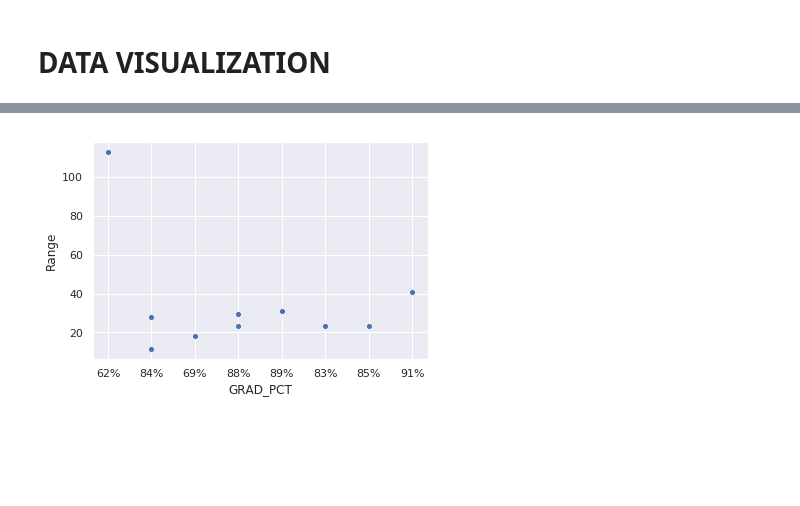
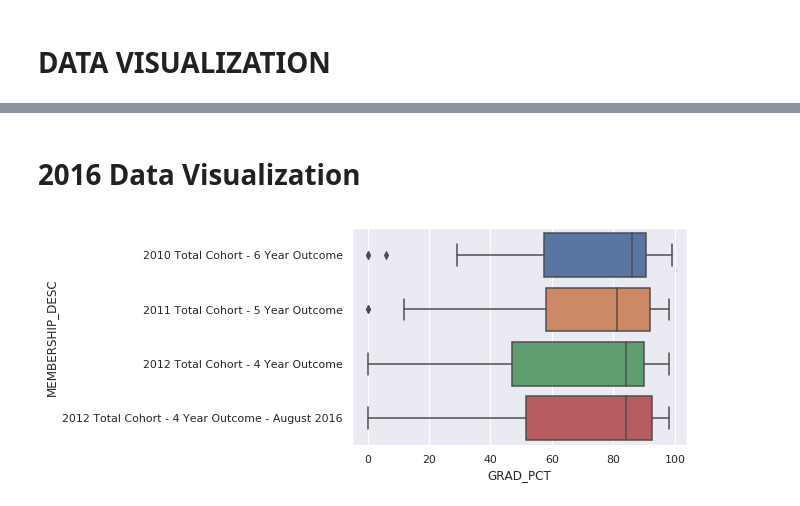
Before and after one commit to MangoFiasco/DSAProject, a Jupyter notebook: Data Visualization.ipynb, the cells around one changed output, grey strips where cells are left out. Cells and saved outputs as stored; diff of their text form; code cells hidden in the pictures; blank space fills up the shorter version.

```diff
--- a/Data Visualization.ipynb
+++ b/Data Visualization.ipynb
@@ -6,9 +6,12 @@ import pandas as pd
 import matplotlib.pyplot as plt
 import numpy as np
 import seaborn as sns
+from sklearn.linear_model import LinearRegression
+import scipy.stats as stats
+import math
 sns.set(style="darkgrid")
 
-# LOADING 2015 Data ########################################################################
+# LOADING 2015 Data by Cohort Groups########################################################################
 
 cohort4_2015 = pd.read_csv("MAIN_DATA/2015/Cohort4y.csv")
 cohort5_2015 = pd.read_csv("MAIN_DATA/2015/Cohort5y.csv")
@@ -16,7 +19,7 @@ cohort6_2015 = pd.read_csv("MAIN_DATA/2015/Cohort6y.csv")
 cohort4nA_2015 = pd.read_csv("MAIN_DATA/2015/Cohort4ynAug.csv")
 
 
-# LOADING 2016 Data ########################################################################
+# LOADING 2016 Data Cohort Groups########################################################################
 
 cohort4_2016 = pd.read_csv("MAIN_DATA/2016/Cohort4y.csv")
 cohort5_2016 = pd.read_csv("MAIN_DATA/2016/Cohort5y.csv")
@@ -26,7 +29,22 @@ cohort4nA_2016 = pd.read_csv("MAIN_DATA/2016/Cohort4ynAug.csv")
 
 # GET ALL STUDENTS
 cohort4_2016_ALL = cohort4_2016.loc[cohort4_2016['SUBGROUP_NAME']== "All Students"]
-cohort4_2016_ALL["Range"] = cohort4_2016_ALL["Adjust Gross Income"]/cohort4_2016_ALL["pop"]
+cohort5_2016_ALL = cohort5_2016.loc[cohort5_2016['SUBGROUP_NAME']== "All Students"]
+cohort6_2016_ALL = cohort6_2016.loc[cohort6_2016['SUBGROUP_NAME']== "All Students"]
+
+# 2016 Main Data
+main2016 = pd.read_csv("MAIN_DATA/2016.csv")
+
+main2016all = main2016.loc[main2016['SUBGROUP_NAME']=="All Students"]
+main2016all['GRAD_PCT'] = main2016all['GRAD_PCT'].str.rstrip('%').astype('float')
+main2016all['DROPOUT_PCT'] = main2016all['DROPOUT_PCT'].str.rstrip('%').astype('float')
+
+# 2015 Main Data
+main2015 = pd.read_csv("MAIN_DATA/2015.csv")
+
+main2015all = main2015.loc[main2015['SUBGROUP_NAME']=="All Students"]
+main2015all['GRAD_PCT'] = main2015all['GRAD_PCT'].str.rstrip('%').astype('float')
+main2015all['DROPOUT_PCT'] = main2015all['DROPOUT_PCT'].str.rstrip('%').astype('float')
 # %% [output]
 A value is trying to be set on a copy of a slice from a DataFrame.
 Try using .loc[row_indexer,col_indexer] = value instead
@@ -35,4 +65,6 @@ See the caveats in the documentation: http://pandas.pydata.org/pandas-docs/stabl
+# %% [markdown]
+# 2016 Data Visualization
 # %%
-ax = sns.scatterplot(x="GRAD_PCT", y="Range", data=cohort4_2016_ALL)
+ax = sns.boxplot(x="GRAD_PCT", y="MEMBERSHIP_DESC", data=main2016all)
 # %% [output]
-[figure, old version]
+[figure, new version]
```
Also changed, not shown: parts of 18 cells of this notebook, 21 other files.
